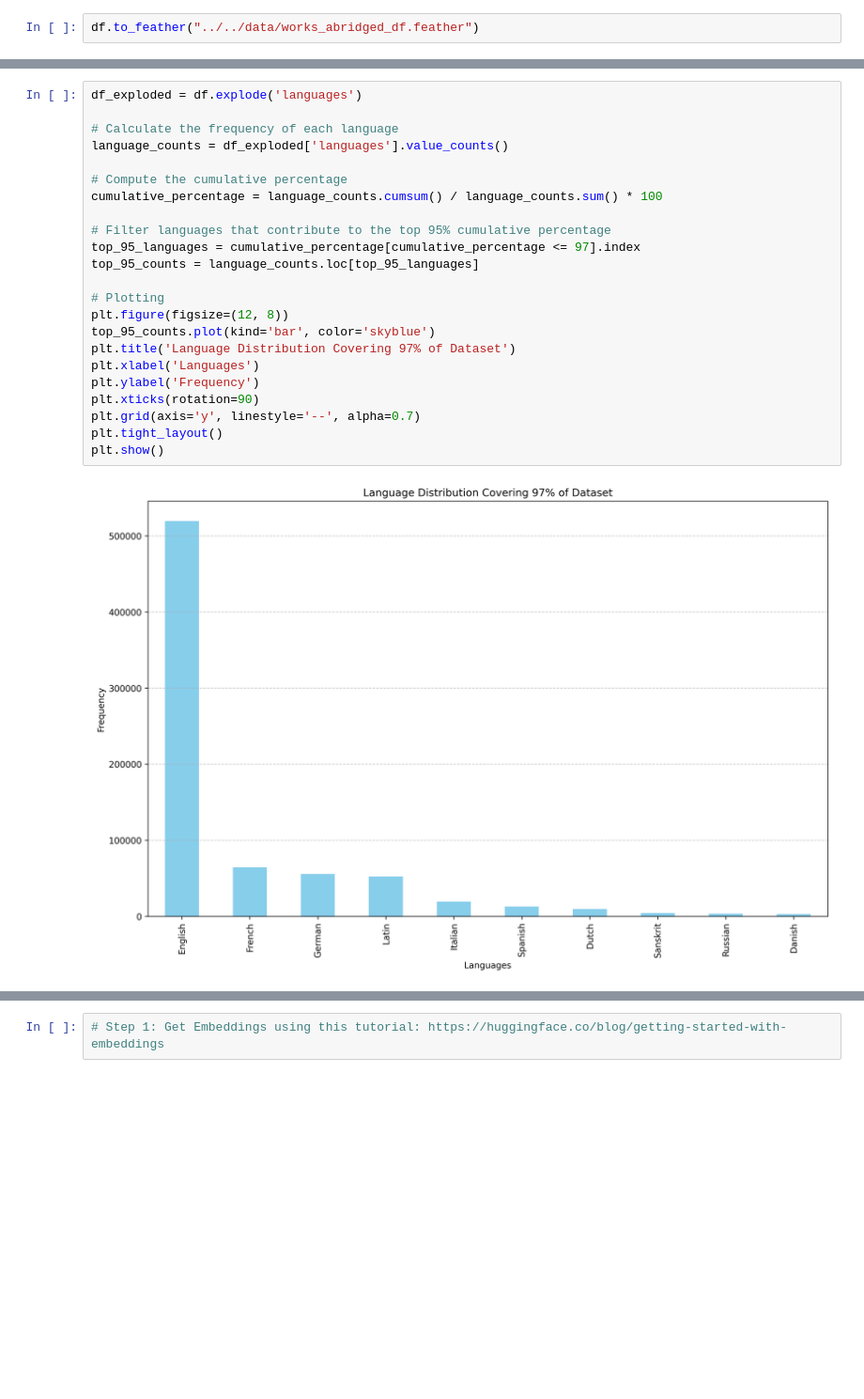
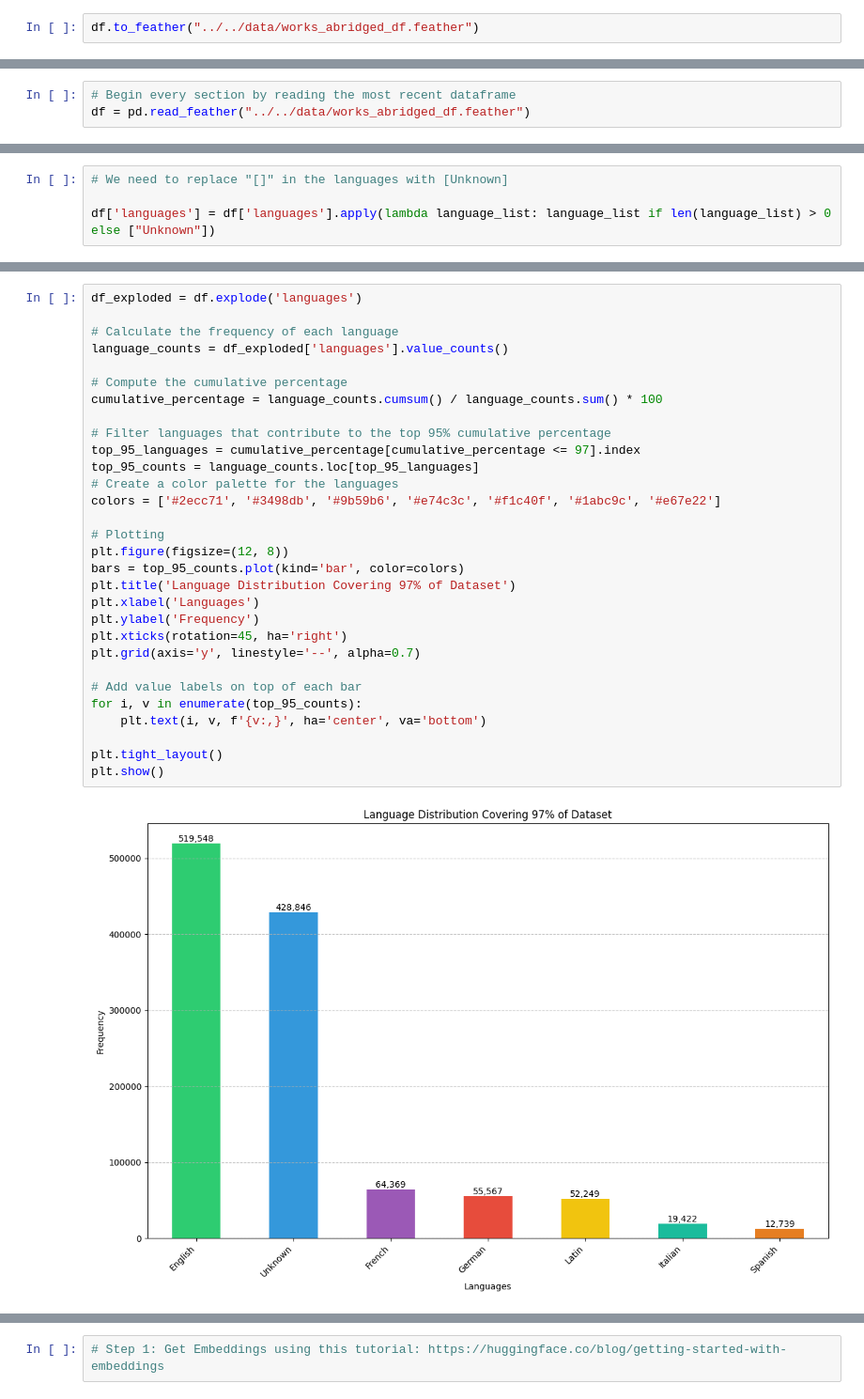
Before and after one commit to npfrei/WellcomeCDS, a Jupyter notebook: src/notebooks/title_semantic_analysis.ipynb, the cells around one changed output, grey strips where cells are left out. Shown: that part at 94% size. Drawn from its saved outputs; the diff is of its cells as text; blank space fills up the shorter version.

```diff
--- a/src/notebooks/title_semantic_analysis.ipynb
+++ b/src/notebooks/title_semantic_analysis.ipynb
@@ -157,3 +161,6 @@ After extracting the necessary information for Embeddings on our dataset, we now
+# %%
+# Begin every section by reading the most recent dataframe
+df = pd.read_feather("../../data/works_abridged_df.feather")
 # %%
 df.languages.value_counts()
 # %% [output]
@@ -172,0 +195,4 @@ Name: count, Length: 1932, dtype: int64
+# %%
+# We need to replace "[]" in the languages with [Unknown]
+
+df['languages'] = df['languages'].apply(lambda language_list: language_list if len(language_list) > 0 else ["Unknown"])
@@ -173,25 +214,32 @@ Name: count, Length: 1932, dtype: int64
 # %%
 df_exploded = df.explode('languages')
 
 # Calculate the frequency of each language
 language_counts = df_exploded['languages'].value_counts()
 
 # Compute the cumulative percentage
 cumulative_percentage = language_counts.cumsum() / language_counts.sum() * 100
 
 # Filter languages that contribute to the top 95% cumulative percentage
 top_95_languages = cumulative_percentage[cumulative_percentage <= 97].index
 top_95_counts = language_counts.loc[top_95_languages]
+# Create a color palette for the languages
+colors = ['#2ecc71', '#3498db', '#9b59b6', '#e74c3c', '#f1c40f', '#1abc9c', '#e67e22']
 
 # Plotting
 plt.figure(figsize=(12, 8))
-top_95_counts.plot(kind='bar', color='skyblue')
+bars = top_95_counts.plot(kind='bar', color=colors)
 plt.title('Language Distribution Covering 97% of Dataset')
 plt.xlabel('Languages')
 plt.ylabel('Frequency')
-plt.xticks(rotation=90)
+plt.xticks(rotation=45, ha='right')
 plt.grid(axis='y', linestyle='--', alpha=0.7)
+
+# Add value labels on top of each bar
+for i, v in enumerate(top_95_counts):
+    plt.text(i, v, f'{v:,}', ha='center', va='bottom')
+
 plt.tight_layout()
 plt.show()
 # %% [output]
-[figure, old version]
+[figure, new version]
```
Also changed, not shown: parts of 8 cells of this notebook, 1 other file.
